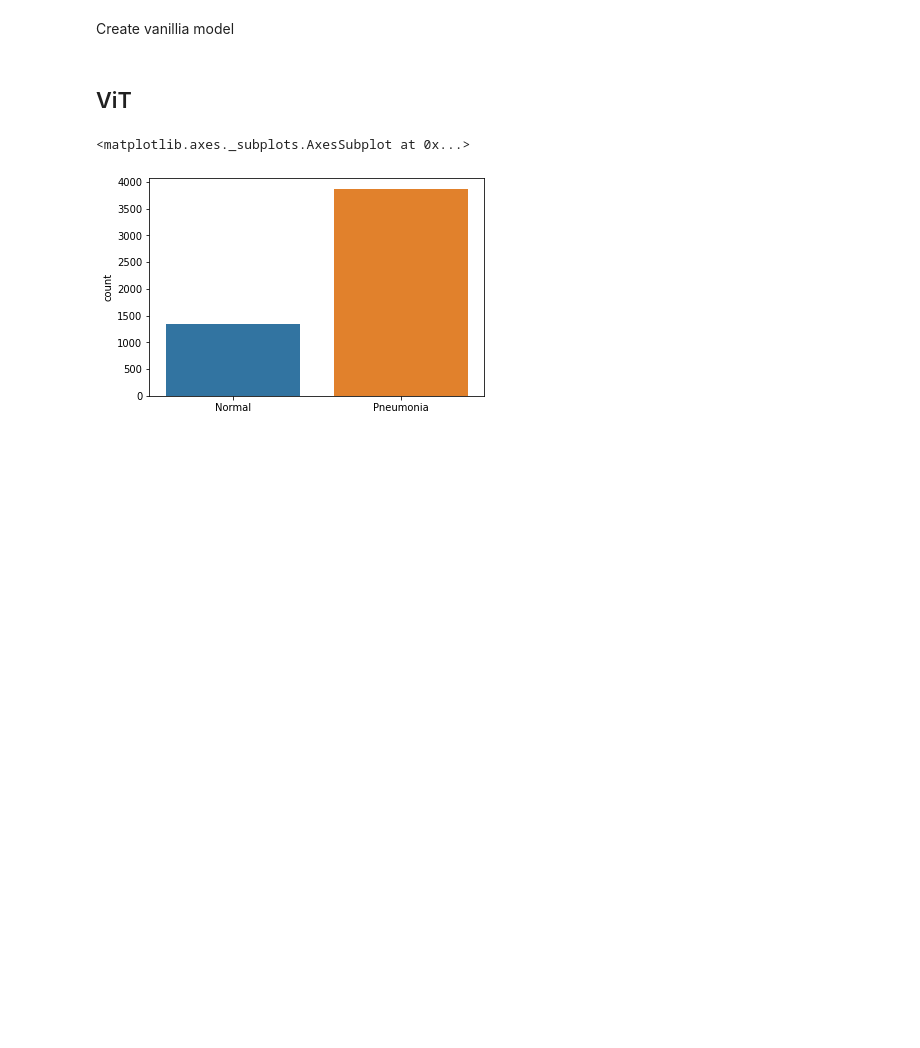
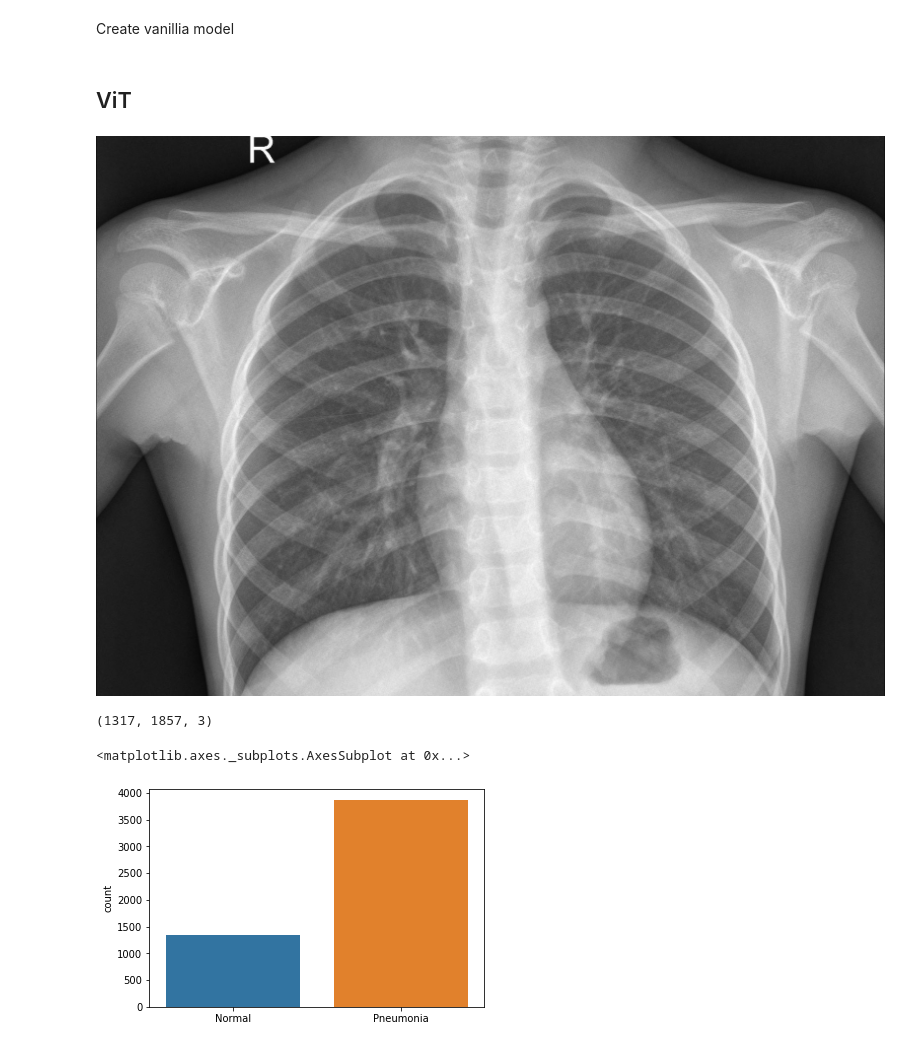
Before and after one commit to Morilla123/Spacy_ViT_Test, a Jupyter notebook: Copia_de_Transformers_medicina_extraccion_2.ipynb, the cells around one changed output. Drawn from its saved outputs; the diff is of its cells as text; code cells hidden in the pictures; blank space fills up the shorter version.

```diff
--- a/Copia_de_Transformers_medicina_extraccion_2.ipynb
+++ b/Copia_de_Transformers_medicina_extraccion_2.ipynb
@@ -424,0 +456,10 @@ IMG_SIZE =  32    # original 50
+# %%
+img = image.load_img("/content/chest_xray/test/NORMAL/IM-0001-0001.jpeg")
+img
+# %% [output]
+[figure, added]
+# %%
+img_num = cv2.imread("/content/chest_xray/test/NORMAL/IM-0001-0001.jpeg")
+img_num.shape
+# %% [output]
+(1317, 1857, 3)
```
Also changed, not shown: parts of 23 cells of this notebook.
